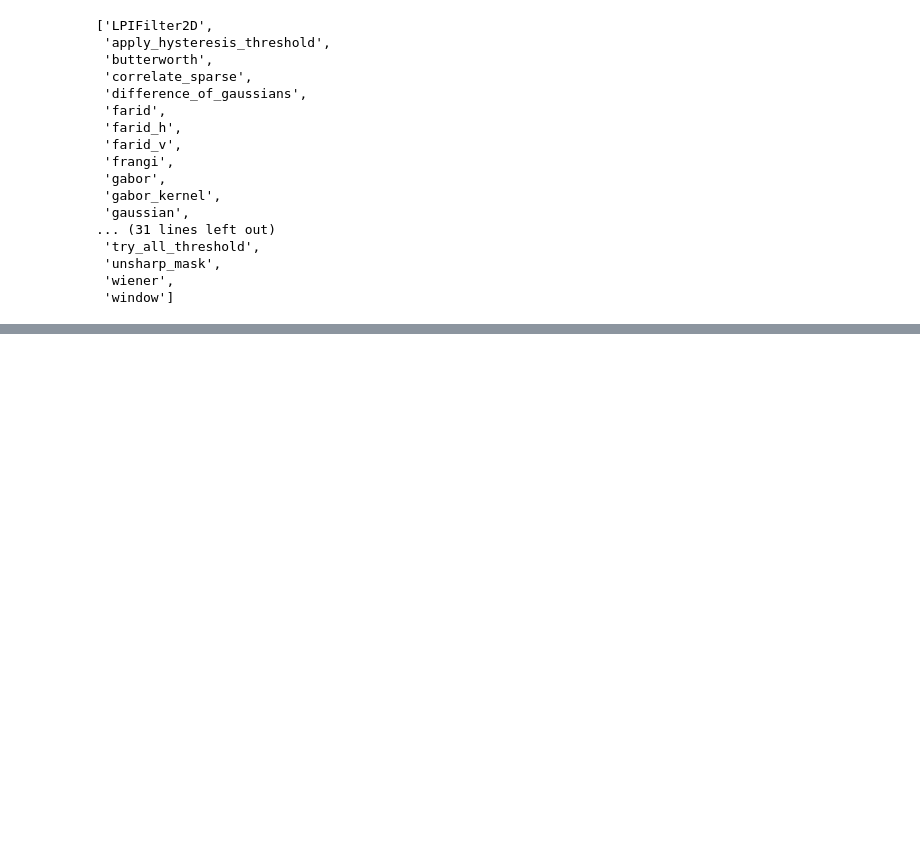
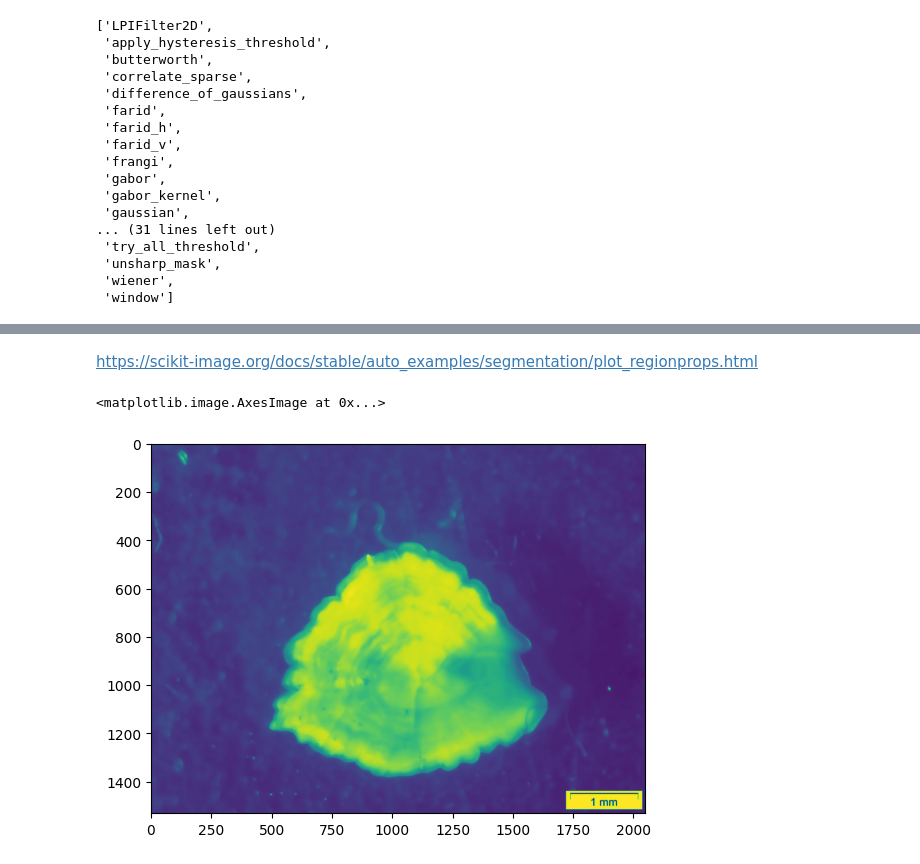
Before and after one commit to AJSRocha/msc_ds_vc, a Jupyter notebook: progress_report.ipynb, the cells around one changed output, grey strips where cells are left out. Cells and saved outputs as stored; diff of their text form; code cells hidden in the pictures; blank space fills up the shorter version.

```diff
--- a/progress_report.ipynb
+++ b/progress_report.ipynb
@@ -149,0 +216,6 @@ ValueError: Unsupported dtype
+# %%
+import imagecodecs
+
+teste_01 = io.imread('photos/bios/GUU-Draco-Amo9-29Mai70-515-29,1-2-0,5-DIR.jpg')
+teste_02 = io.imread('photos/bios/GUU-Mar Roxo-Amo4-27Fev08-202-23,4-2,5-0,5-ESQ.jpg')
+teste_03 = io.imread('photos/AM3 CL_20112018/CL19_20112018.jpg')
@@ -149,0 +228,9 @@ ValueError: Unsupported dtype
+# %% [markdown]
+https://scikit-image.org/docs/stable/auto_examples/segmentation/plot_regionprops.html
+# %%
+colapsado = skimage.color.rgb2gray(teste_03)
+limpa = skimage.restoration.denoise_tv_chambolle(colapsado)
+plt.imshow(limpa)
+# %% [output]
+<matplotlib.image.AxesImage at 0x...>
+[figure, added]
```
Also changed, not shown: parts of 13 cells of this notebook.
